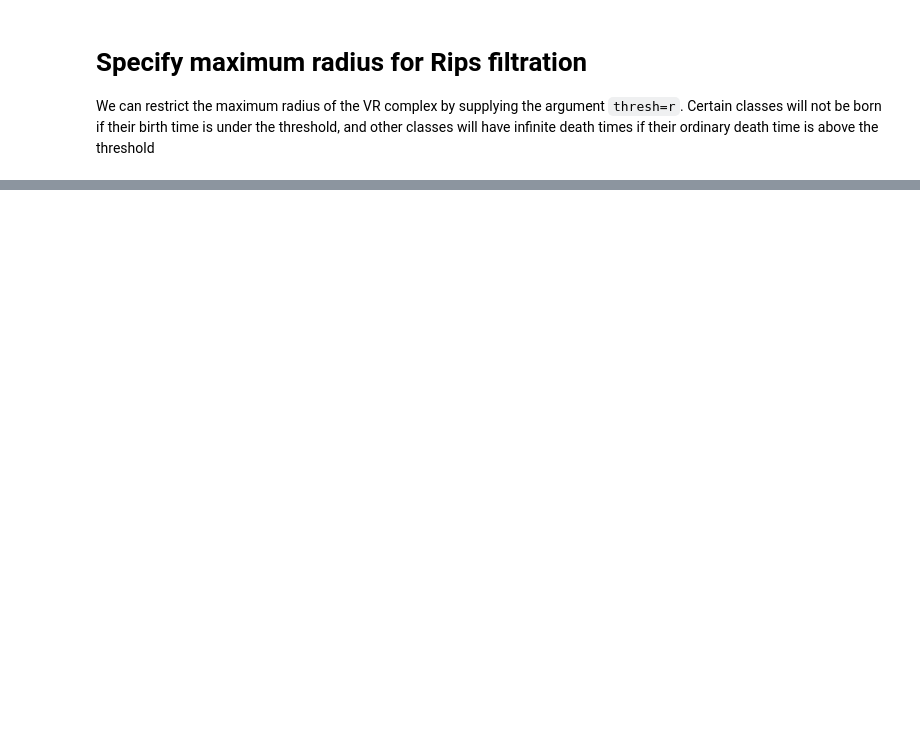
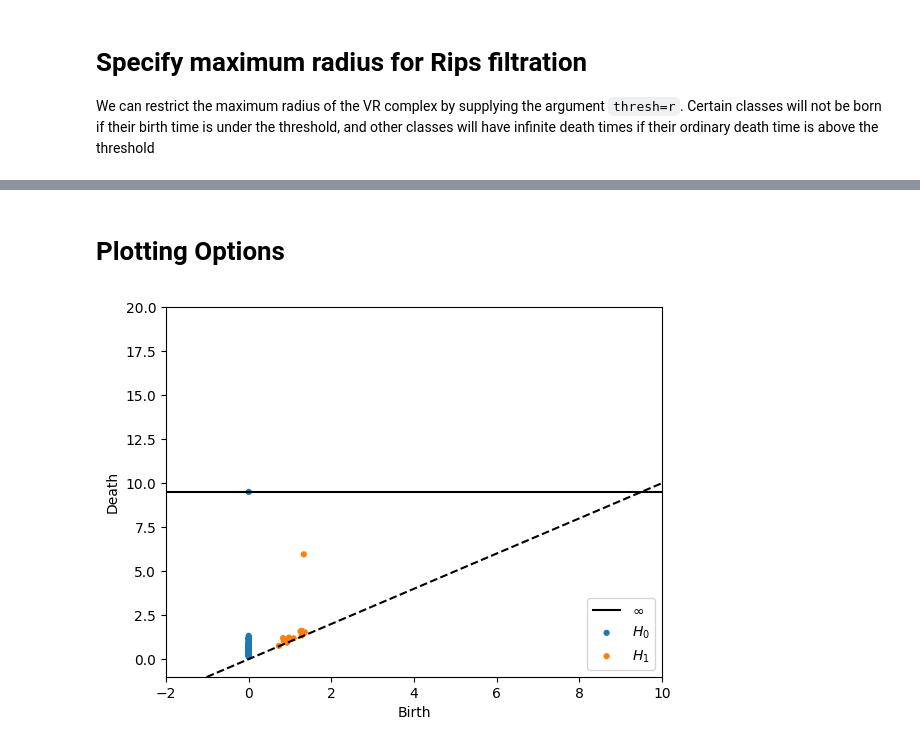
Before and after one commit to Ripser/ripser, a Jupyter notebook: notebooks/Ripser Demonstration.ipynb, the cells around one changed output, grey strips where cells are left out. Cells and saved outputs as stored; diff of their text form; code cells hidden in the pictures; blank space fills up the shorter version.

```diff
--- a/notebooks/Ripser Demonstration.ipynb
+++ b/notebooks/Ripser Demonstration.ipynb
@@ -96,0 +97,7 @@ Rips(maxdim=1, thres=999, coef=2, verbose=True)
+# %% [markdown]
+# Plotting Options
+# %%
+# This looks weird, but it's possible
+rips.plot(xy_range=[-2,10,-1,20])
+# %% [output]
+[figure, added]
```
Also changed, not shown: parts of 13 cells of this notebook, 1 other file.
